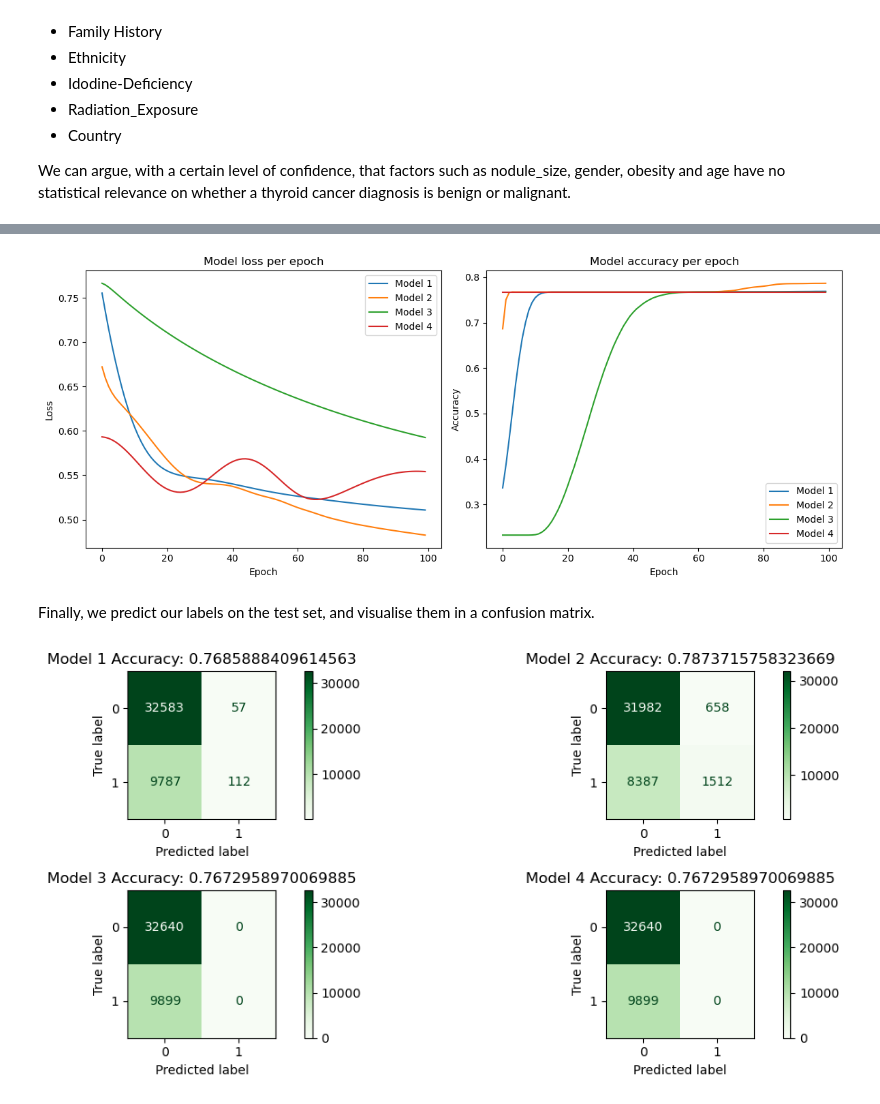
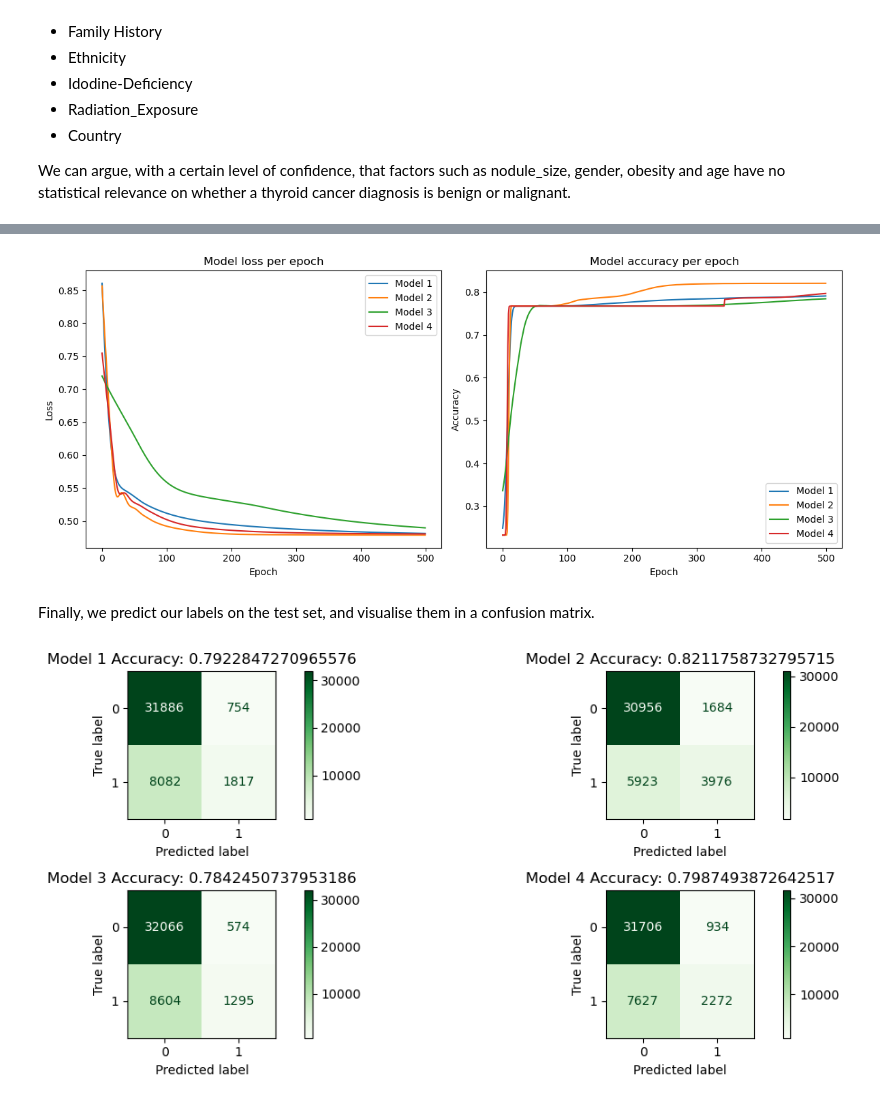
Before and after one commit to Aidan-Mulholland/Advanced-AI, a Jupyter notebook: main.ipynb, the cells around one changed output, grey strips where cells are left out. Drawn from its saved outputs; the diff is of its cells as text; code cells hidden in the pictures.

```diff
--- a/main.ipynb
+++ b/main.ipynb
@@ -230,8 +255,7 @@ labels = encoded_df["Diagnosis"].to_numpy()
 x_train, x_test, y_train, y_test = train_test_split(normalised_features, labels, stratify=labels, test_size=0.2)
 
 
-x_train = torch.tensor(x_train, dtype=torch.float32)
-x_test = torch.tensor(x_test, dtype=torch.float32)
-y_train = torch.tensor(y_train, dtype=torch.float32)
-y_test = torch.tensor(y_test, dtype=torch.float32)
-x_test.shape
+x_train_tensor = torch.tensor(x_train, dtype=torch.float32)
+x_test_tensor = torch.tensor(x_test, dtype=torch.float32)
+y_train_tensor = torch.tensor(y_train, dtype=torch.float32)
+y_test_tensor = torch.tensor(y_test, dtype=torch.float32)
@@ -295,5 +323,5 @@ Next, we define 4 binary classifier neural networks. Each one has a slightly dif
 # %%
-INPUT_SIZE = x_train.shape[1]
+INPUT_SIZE = x_train_tensor.shape[1]
 
 networks = [
     NeuralNetwork(
@@ -327,8 +355,8 @@ networks = [
             torch.nn.Sigmoid()
         ),
         criterion = torch.nn.BCELoss(),
-        optimizer_class = torch.optim.SGD,
-        optimizer_kwargs = {"lr": 0.01, "momentum": 0.5, "weight_decay":0.001}
+        optimizer_class = torch.optim.Adam,
+        optimizer_kwargs = {"lr": 0.001, "weight_decay":0.001}
       ),
     NeuralNetwork(
         name="Model 4",
@@ -339,15 +367,13 @@ networks = [
             torch.nn.Sigmoid()
         ),
         criterion = torch.nn.BCELoss(),
-        optimizer_class = torch.optim.SGD,
-        optimizer_kwargs = {"lr": 0.01, "momentum": 1, "weight_decay":0.001}
+        optimizer_class = torch.optim.Adamax,
+        optimizer_kwargs = {"lr": 0.01, "weight_decay":0.001}
       ),
     ]
 # %%
-
-
 # Train networks and collect training data
 for network in networks:
-    network.train(x_train, y_train, 100)
+    network.train(x_train_tensor, y_train_tensor, 500)
 # %% [output]
 Training Model 1
@@ -389,23 +415,23 @@ axes[1].legend()
 plt.tight_layout()
 plt.show()
 # %% [output]
-[figure, old version]
+[figure, new version]
 # %% [markdown]
 Finally, we predict our labels on the test set, and visualise them in a confusion matrix.
 # %%
 from sklearn.metrics import ConfusionMatrixDisplay
 # Create subplots
 fig, axes = plt.subplots(2, 2, figsize=(12, 5))
 axes = axes.flatten()
 
 with torch.no_grad():
     for i, network in enumerate(networks):
-        network.test(x_test, y_test)
+        network.test(x_test_tensor, y_test_tensor)
         disp_1 = ConfusionMatrixDisplay(confusion_matrix=network.test_cm)
         disp_1.plot(ax=axes[i], cmap="Greens")
         axes[i].set_title(f"{network.name} Accuracy: {network.test_accuracy.item()}")
 
 plt.tight_layout()
 plt.show()
 # %% [output]
-[figure, old version]
+[figure, new version]
```
Also changed, not shown: parts of 27 cells of this notebook.
